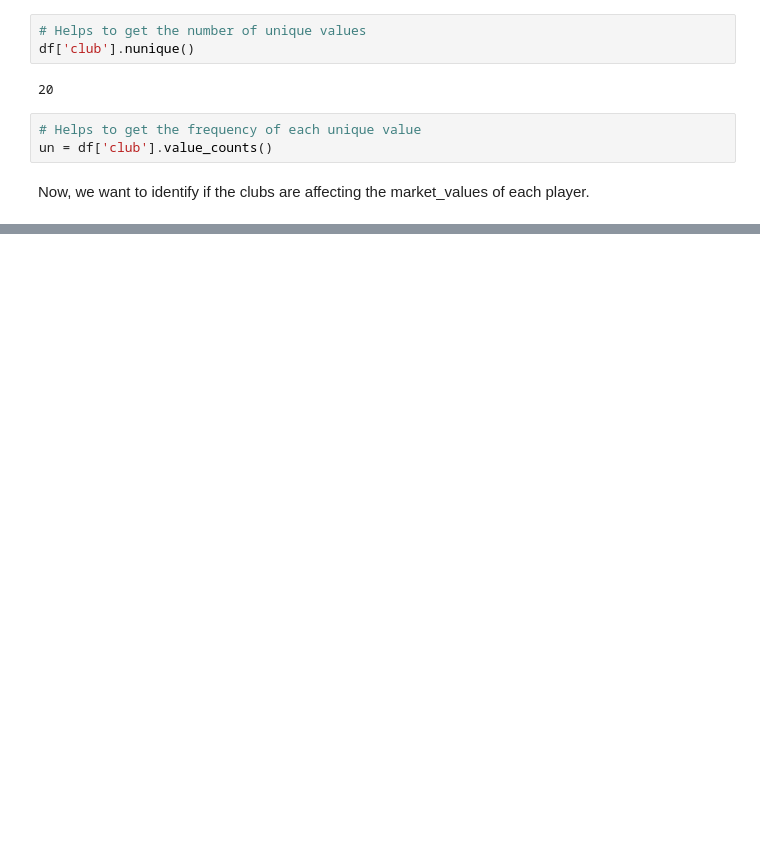
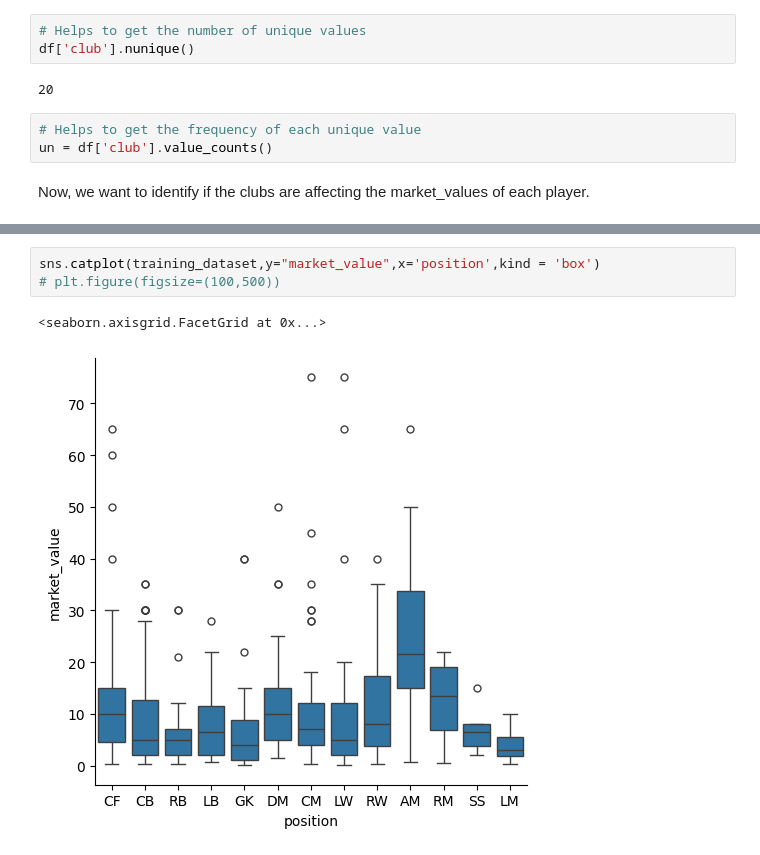
Before and after one commit to rishi0282/Data-Science, a Jupyter notebook: Price_prediction_model/football_player_price_prediction_model.ipynb, the cells around one changed output, grey strips where cells are left out. Saved outputs shown, nothing was run; the diff lists cells and outputs as text; blank space fills up the shorter version.

```diff
--- a/Price_prediction_model/football_player_price_prediction_model.ipynb
+++ b/Price_prediction_model/football_player_price_prediction_model.ipynb
@@ -404,0 +461,6 @@ pvalue = 0.022196
+# %%
+sns.catplot(training_dataset,y="market_value",x='position',kind = 'box')
+# plt.figure(figsize=(100,500))
+# %% [output]
+<seaborn.axisgrid.FacetGrid at 0x...>
+[figure, added]
```
Also changed, not shown: parts of 29 cells of this notebook.
